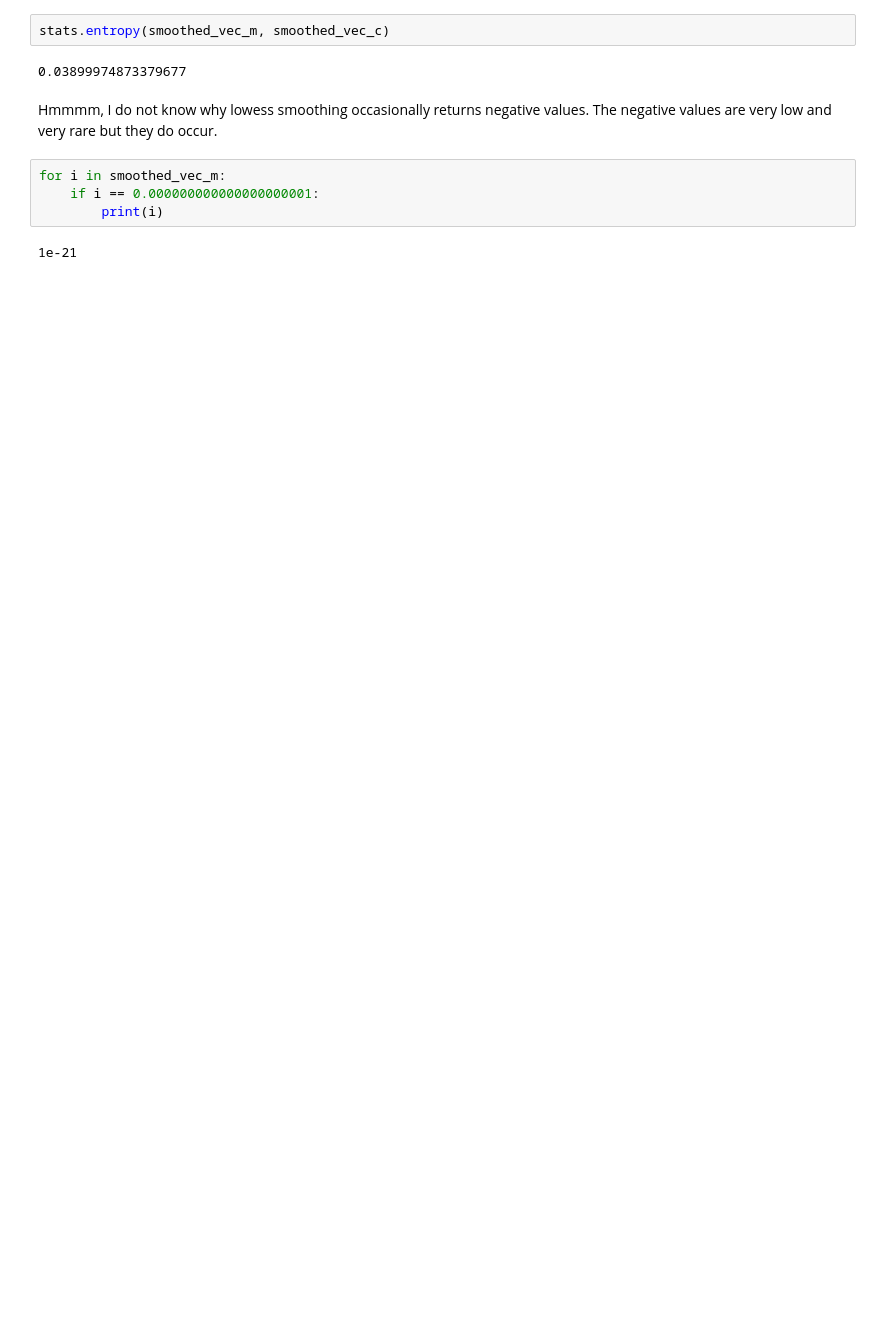
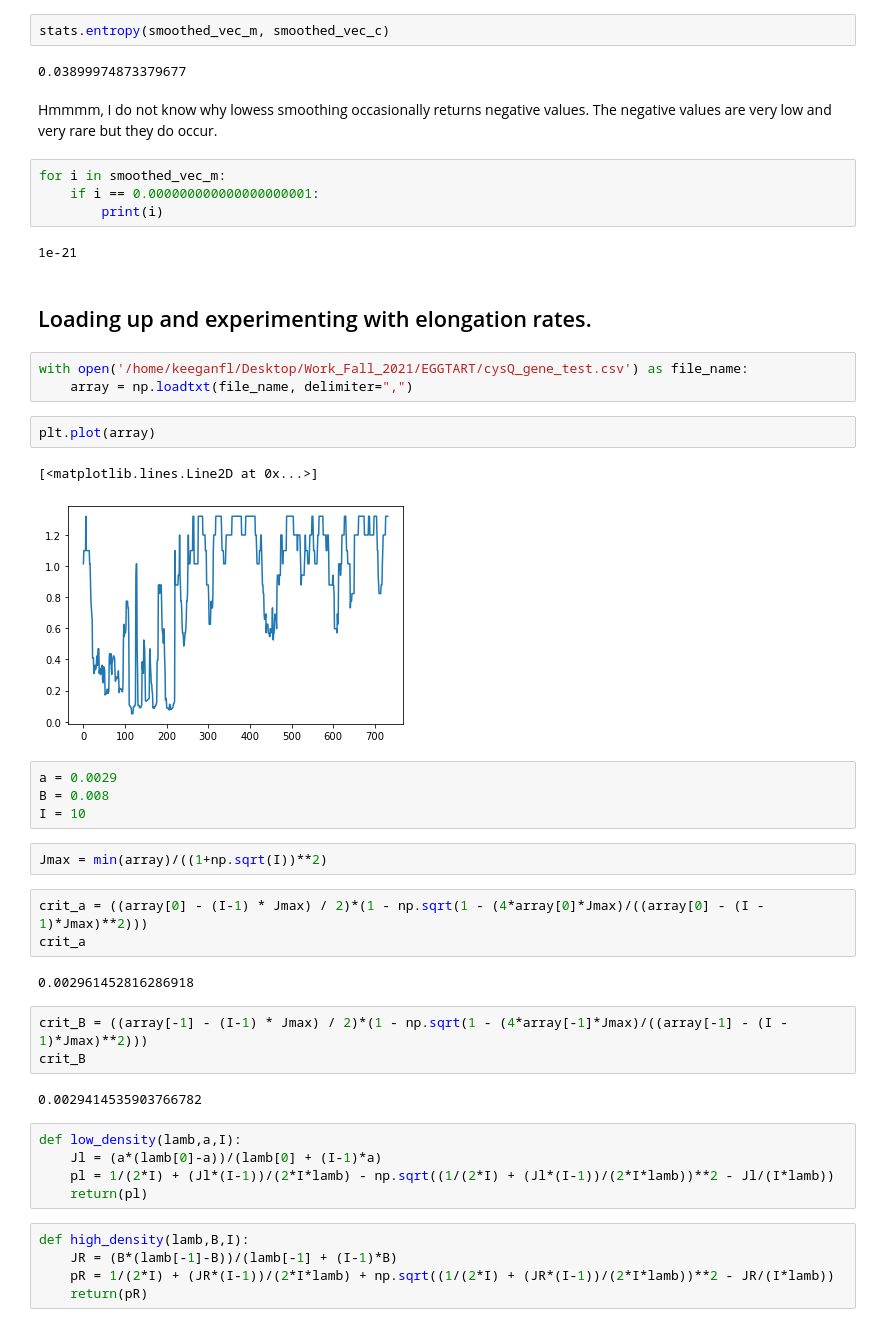
Before and after one commit to Raif-fl/Fall_2021_Work_journal, a Jupyter notebook: KL_divergence/Untitled.ipynb, the cells around one changed output. Saved outputs shown, nothing was run; the diff lists cells and outputs as text; blank space fills up the shorter version.

```diff
--- a/KL_divergence/Untitled.ipynb
+++ b/KL_divergence/Untitled.ipynb
@@ -113,3 +114,39 @@ for i in smoothed_vec_m:
         print(i)
 # %% [output]
 1e-21
+# %% [markdown]
+## Loading up and experimenting with elongation rates.
+# %%
+with open('/home/keeganfl/Desktop/Work_Fall_2021/EGGTART/cysQ_gene_test.csv') as file_name:
+    array = np.loadtxt(file_name, delimiter=",")
+# %%
+plt.plot(array)
+# %% [output]
+[<matplotlib.lines.Line2D at 0x...>]
+[figure, added]
+# %%
+a = 0.0029
+B = 0.008
+I = 10
+# %%
+Jmax = min(array)/((1+np.sqrt(I))**2)
+# %%
+crit_a = ((array[0] - (I-1) * Jmax) / 2)*(1 - np.sqrt(1 - (4*array[0]*Jmax)/((array[0] - (I - 1)*Jmax)**2)))
+crit_a
+# %% [output]
+0.002961452816286918
+# %%
+crit_B = ((array[-1] - (I-1) * Jmax) / 2)*(1 - np.sqrt(1 - (4*array[-1]*Jmax)/((array[-1] - (I - 1)*Jmax)**2)))
+crit_B
+# %% [output]
+0.0029414535903766782
+# %%
+def low_density(lamb,a,I):
+    Jl = (a*(lamb[0]-a))/(lamb[0] + (I-1)*a)
+    pl = 1/(2*I) + (Jl*(I-1))/(2*I*lamb) - np.sqrt((1/(2*I) + (Jl*(I-1))/(2*I*lamb))**2 - Jl/(I*lamb))
+    return(pl)
+# %%
+def high_density(lamb,B,I):
+    JR = (B*(lamb[-1]-B))/(lamb[-1] + (I-1)*B)
+    pR = 1/(2*I) + (JR*(I-1))/(2*I*lamb) + np.sqrt((1/(2*I) + (JR*(I-1))/(2*I*lamb))**2 - JR/(I*lamb))
+    return(pR)
```
Also changed, not shown: parts of 12 cells of this notebook, 1 other file.
